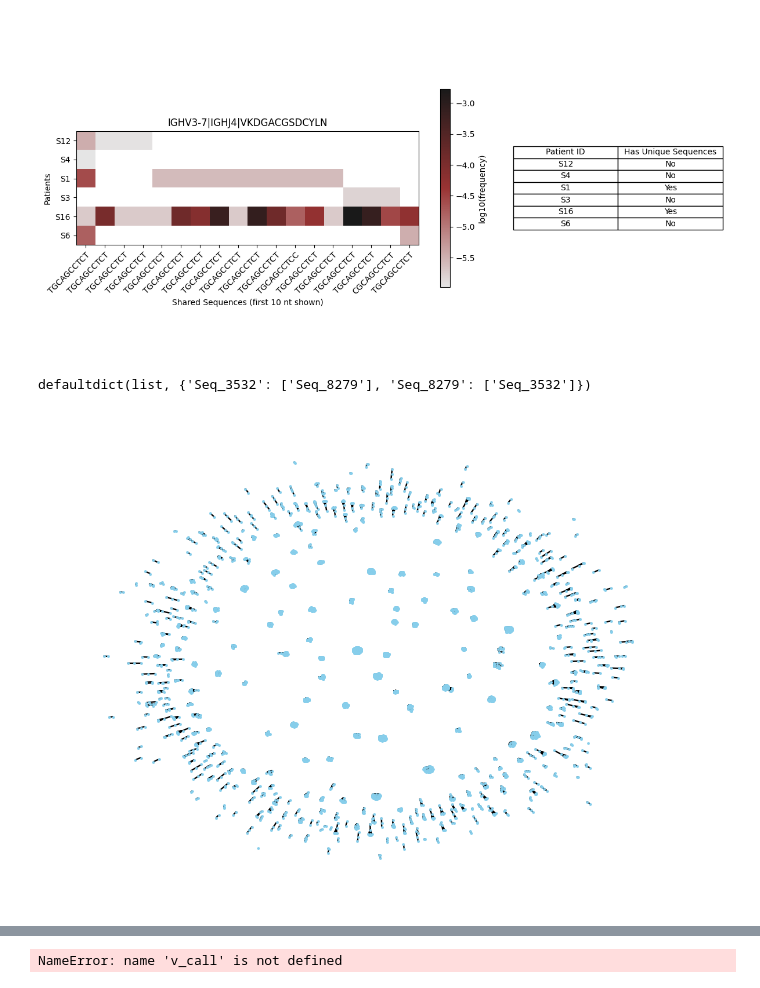
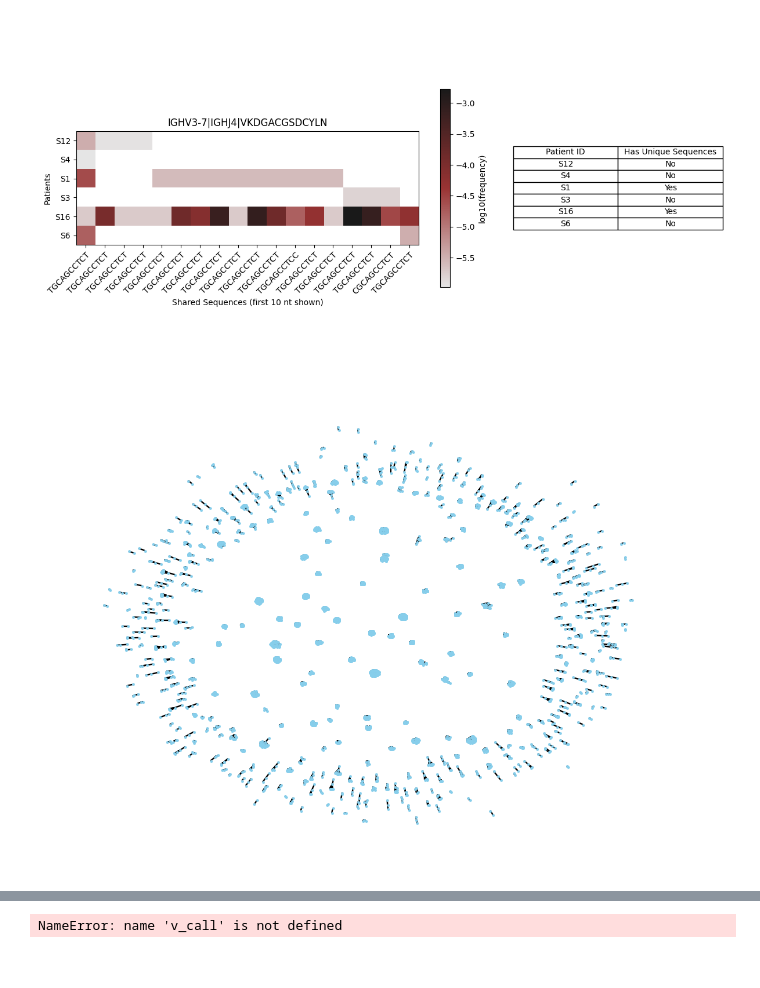
Before and after one commit to DaeheonKwon/Grad_proj, a Jupyter notebook: playground.ipynb, the cells around one changed output, grey strips where cells are left out. Cells and saved outputs as stored; diff of their text form; code cells hidden in the pictures.

```diff
--- a/playground.ipynb
+++ b/playground.ipynb
@@ -241,18 +240,5 @@ distance_map = cluster_df()
-# %%
-distance_map[6]
-# %% [output]
-defaultdict(list, {'Seq_3532': ['Seq_8279'], 'Seq_8279': ['Seq_3532']})
-# %%
-G = nx.Graph()
-
-for i in range(len(distance_map)):
-    for seq, neighbors in distance_map[i].items():
-        G.add_node(seq)
-        for neighbor in neighbors:
-            G.add_edge(seq, neighbor)
-layout = nx.spring_layout(G)
-
-nx.draw(G, layout, with_labels=False, node_size=1, node_color="skyblue", edge_color='black', font_size=1)
-# %% [output]
-[figure, removed]
+# %%
+cluster_S8.draw_graph()
+# %% [output]
+[figure, added]
 # %%
```
Also changed, not shown: parts of 6 cells of this notebook, 3 other files.
